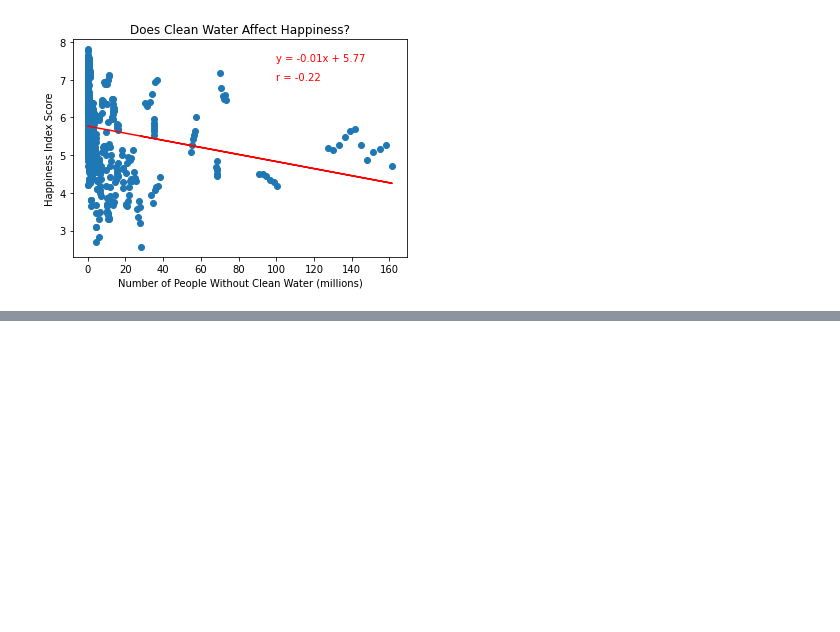
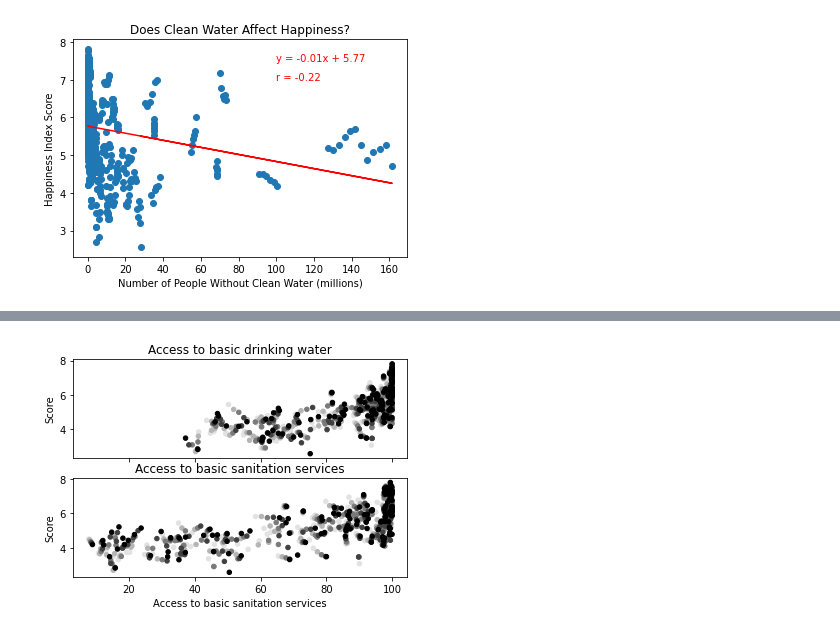
Before and after one commit to kawandag/PopulationvsHappinessData, a Jupyter notebook: waterSanitationVsWHI.ipynb, the cells around one changed output, grey strips where cells are left out. Drawn from its saved outputs; the diff is of its cells as text; code cells hidden in the pictures; blank space fills up the shorter version.

```diff
--- a/waterSanitationVsWHI.ipynb
+++ b/waterSanitationVsWHI.ipynb
@@ -109,0 +160,17 @@ plt.show()
+# %%
+a = [
+    'Access to basic drinking water',
+    'Access to basic sanitation services',
+]
+
+colnames = a
+fig, axes = plt.subplots(nrows=len(colnames), sharex = True)
+
+for i, ax in enumerate(axes):
+    merged_df2.plot(x=colnames[i], y="Score", kind = 'scatter', legend=False,
+                          ax=ax, c=merged_df2['Year'])
+    ax.set_title(colnames[i])
+
+plt.show()
+# %% [output]
+[figure, added]
```
Also changed, not shown: parts of 10 cells of this notebook.
